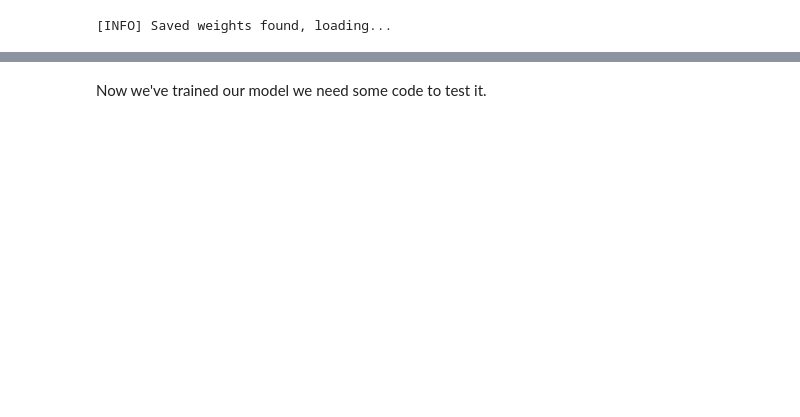
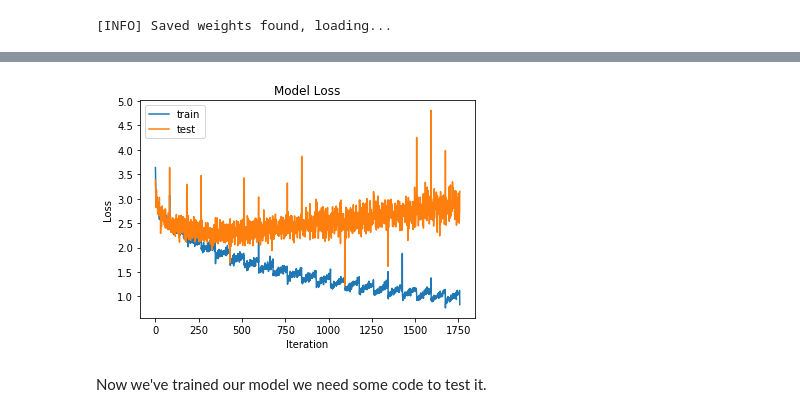
Before and after one commit to benhoyle/benhoyle.github.io-src, a Jupyter notebook: content/notebooks/title_generation/4. Title Generation - Developing the Model.ipynb, the cells around one changed output, grey strips where cells are left out. Saved outputs shown, nothing was run; the diff lists cells and outputs as text; code cells hidden in the pictures; blank space fills up the shorter version.

Commit message:
TG - developing models

```diff
--- a/content/notebooks/title_generation/4. Title Generation - Developing the Model.ipynb
+++ b/content/notebooks/title_generation/4. Title Generation - Developing the Model.ipynb
@@ -324,9 +305,3 @@ np.random.seed(seed)
 
 # split the data into training (80%) and testing (20%)
 (X_train, X_test, Y_train, Y_test) = train_test_split(X, Y, test_size=0.2, random_state=seed)
-# %%
-set_size = 0
-for sent in Y[0:100]:
-    limit = np.where(sent==2)[0][0]  #  the position od the symbol EOS
-    set_size += limit + 1
-set_size
@@ -403,7 +382,7 @@ def generate_set(X, Y, i_end, i):
 
 # Function to look for saved weights file
 def find_checkpoint_file(folder):
-    checkpoint_file = [f for f in os.listdir(folder) if 'kerascheckpoint' in f]
+    checkpoint_file = [f for f in os.listdir(folder) if 'v2_kerascheckpoint' in f]
     if len(checkpoint_file) == 0:
         return []
     modified_time = [os.path.getmtime(f) for f in checkpoint_file]
@@ -431,0 +421,8 @@ if len(saved_weights) != 0:
+# %%
+import math
+
+BATCH_SIZE = 32 # Depends on GPU - most values are around this 32-128
+NB_EPOCH = 20
+# Number of examples to group together in a set - 100 is fast / 1000 is too much on an 8-core i7 laptop
+# I think 100 is good - 250 takes a time to generate the sets of test data
+NB_SET = 250
@@ -432,19 +436,4 @@ if len(saved_weights) != 0:
 # %%
-import math
-
-BATCH_SIZE = 32 # Depends on GPU - most values are around this 32-128
-NB_EPOCH = 2
-# Number of examples to group together in a set - 100 is fast / 1000 is too much on an 8-core i7 laptop
-# I think 100 is good - 250 takes a time to generate the sets of test data
-NB_SET = 250
-
-i_end = 0
-num_examples = len(X_train)
-num_test = len(X_test)
-# Initialise history of accuracy
-train_loss = list()
-val_loss = list()
-
 # Continue from loaded epoch number or new epoch if not loaded
 for k in range(k_start, NB_EPOCH+1):
     # Shuffling the training data every epoch to avoid local minima
@@ -483,5 +472,5 @@ for k in range(k_start, NB_EPOCH+1):
         train_loss += callback.history['loss']
         val_loss += callback.history['val_loss']
         # Get history and apppend new data to running set here
-    model.save_weights('kerascheckpoint_epoch_{}.hdf5'.format(k))
+    model.save_weights('v2_kerascheckpoint_epoch_{}.hdf5'.format(k))
 # %% [output]
@@ -505,3 +511,14 @@ Epoch 1/1
+# %%
+# summarize history for accuracy
+plt.plot(train_loss)
+plt.plot(val_loss)
+plt.title('Model Loss')
+plt.ylabel('Loss')
+plt.xlabel('Iteration')
+plt.legend(['train', 'test'], loc='upper left')
+plt.show()
+# %% [output]
+[figure, added]
 # %% [markdown]
 Now we've trained our model we need some code to test it.
 # %%
```
Also changed, not shown: parts of 30 cells of this notebook, 7 other files.
